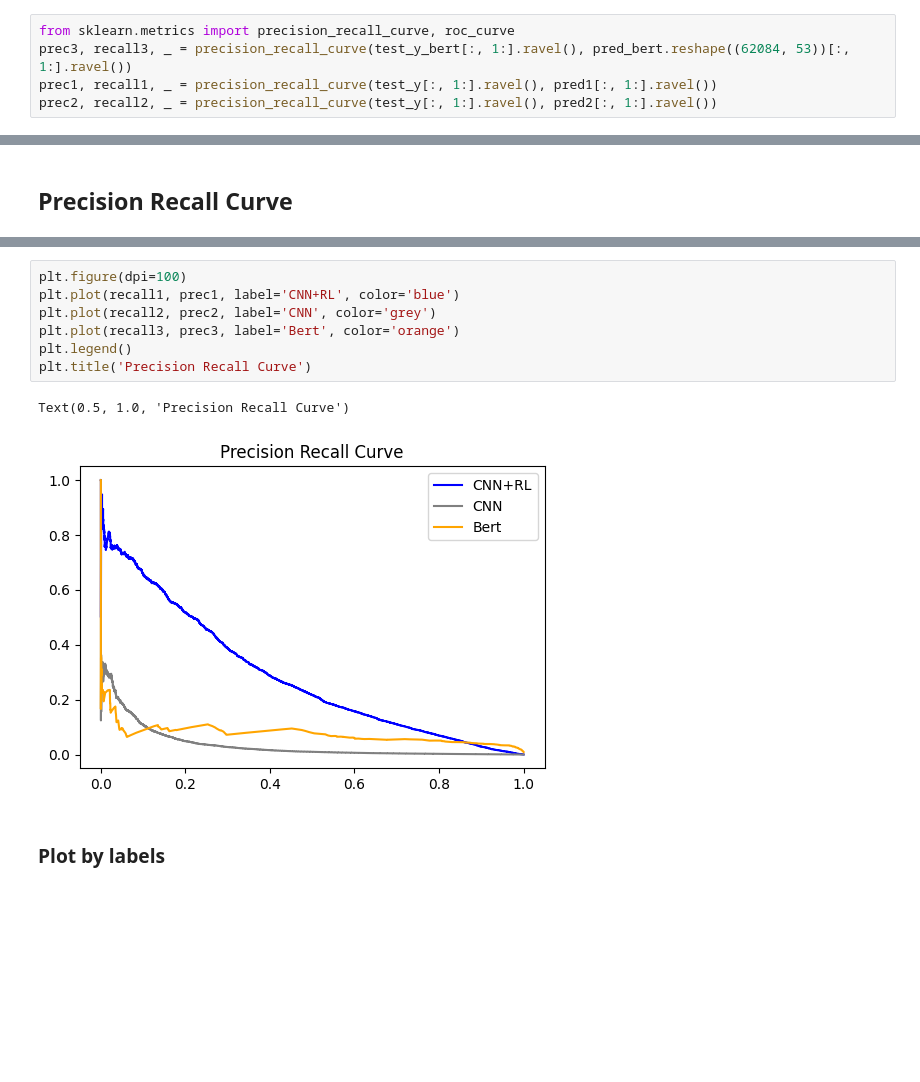
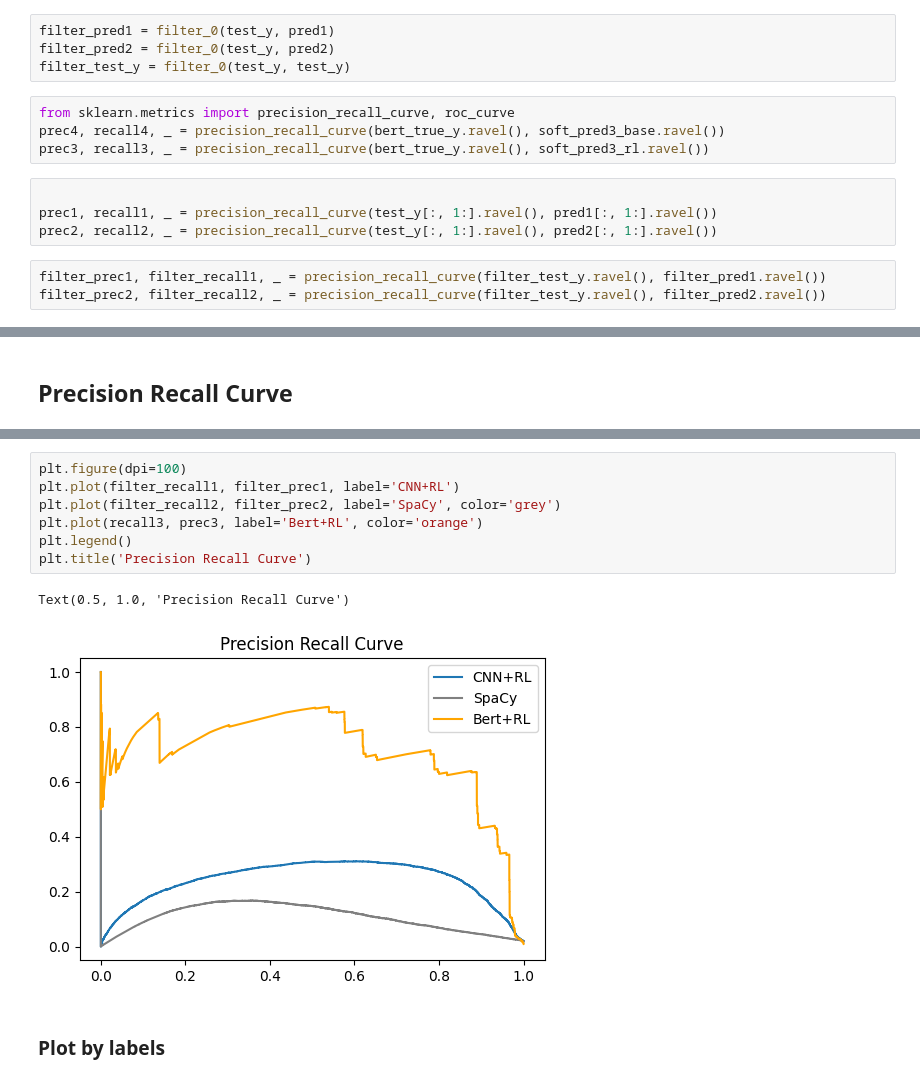
Before and after one commit to Molin-L/RLRC, a Jupyter notebook: Eval.ipynb, the cells around one changed output, grey strips where cells are left out. Saved outputs shown, nothing was run; the diff lists cells and outputs as text; blank space fills up the shorter version.

```diff
--- a/Eval.ipynb
+++ b/Eval.ipynb
@@ -54,5 +44,15 @@ NameError: name 'bert_ans' is not defined
+# %%
+filter_pred1 = filter_0(test_y, pred1)
+filter_pred2 = filter_0(test_y, pred2)
+filter_test_y = filter_0(test_y, test_y)
+# %%
+from sklearn.metrics import precision_recall_curve, roc_curve
+prec4, recall4, _ = precision_recall_curve(bert_true_y.ravel(), soft_pred3_base.ravel())
+prec3, recall3, _ = precision_recall_curve(bert_true_y.ravel(), soft_pred3_rl.ravel())
 # %%
-from sklearn.metrics import precision_recall_curve, roc_curve
-prec3, recall3, _ = precision_recall_curve(test_y_bert[:, 1:].ravel(), pred_bert.reshape((62084, 53))[:, 1:].ravel())
+
 prec1, recall1, _ = precision_recall_curve(test_y[:, 1:].ravel(), pred1[:, 1:].ravel())
 prec2, recall2, _ = precision_recall_curve(test_y[:, 1:].ravel(), pred2[:, 1:].ravel())
+# %%
+filter_prec1, filter_recall1, _ = precision_recall_curve(filter_test_y.ravel(), filter_pred1.ravel())
+filter_prec2, filter_recall2, _ = precision_recall_curve(filter_test_y.ravel(), filter_pred2.ravel())
@@ -61,13 +113,13 @@ prec2, recall2, _ = precision_recall_curve(test_y[:, 1:].ravel(), pred2[:, 1:].r
 # %%
 plt.figure(dpi=100)
-plt.plot(recall1, prec1, label='CNN+RL', color='blue')
-plt.plot(recall2, prec2, label='CNN', color='grey')
-plt.plot(recall3, prec3, label='Bert', color='orange')
+plt.plot(filter_recall1, filter_prec1, label='CNN+RL')
+plt.plot(filter_recall2, filter_prec2, label='SpaCy', color='grey')
+plt.plot(recall3, prec3, label='Bert+RL', color='orange')
 plt.legend()
 plt.title('Precision Recall Curve')
 # %% [output]
 Text(0.5, 1.0, 'Precision Recall Curve')
-[figure, old version]
+[figure, new version]
 # %% [markdown]
 ### Plot by labels
 # %%
```
Also changed, not shown: parts of 24 cells of this notebook, 17 other files.
